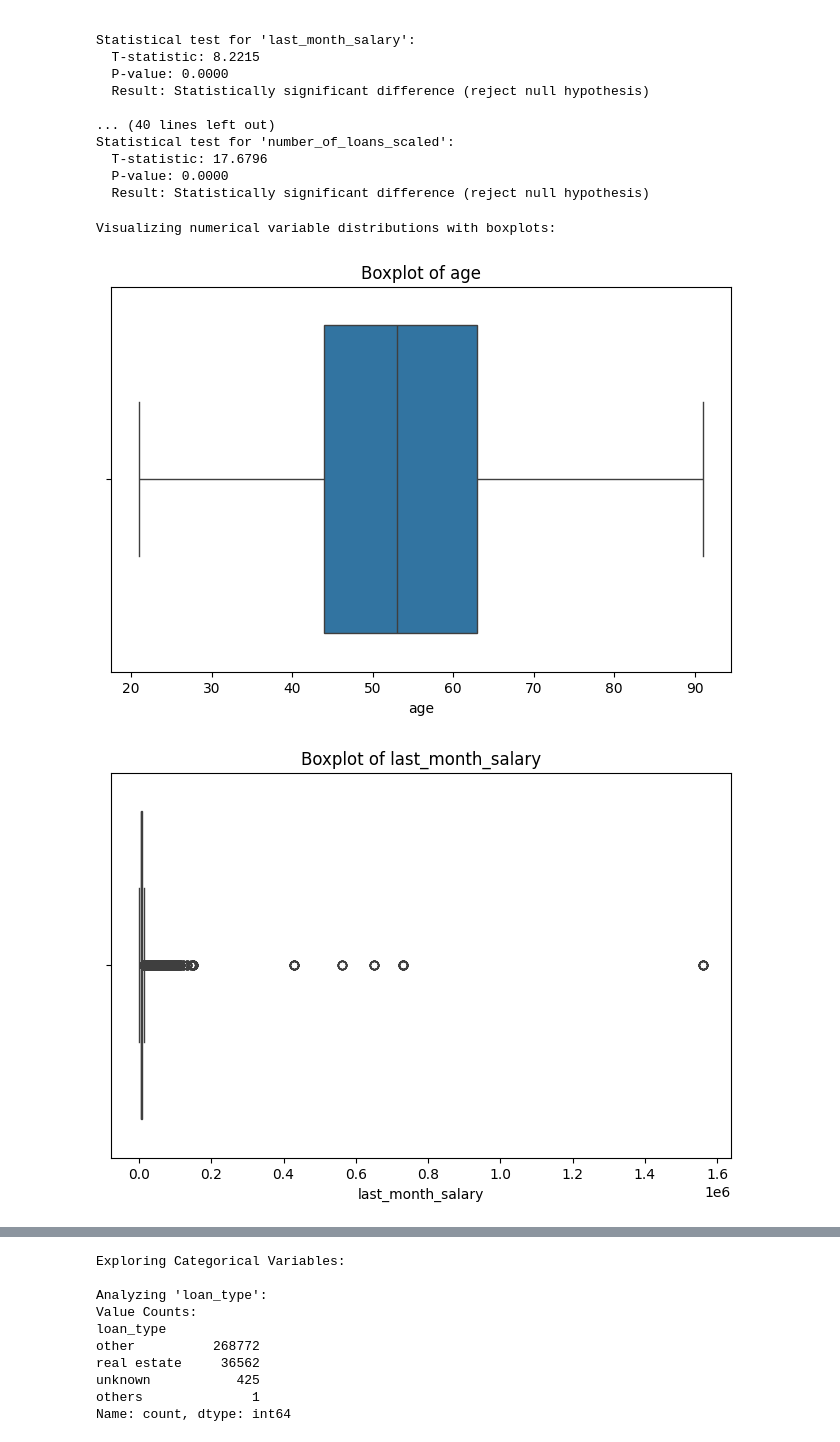
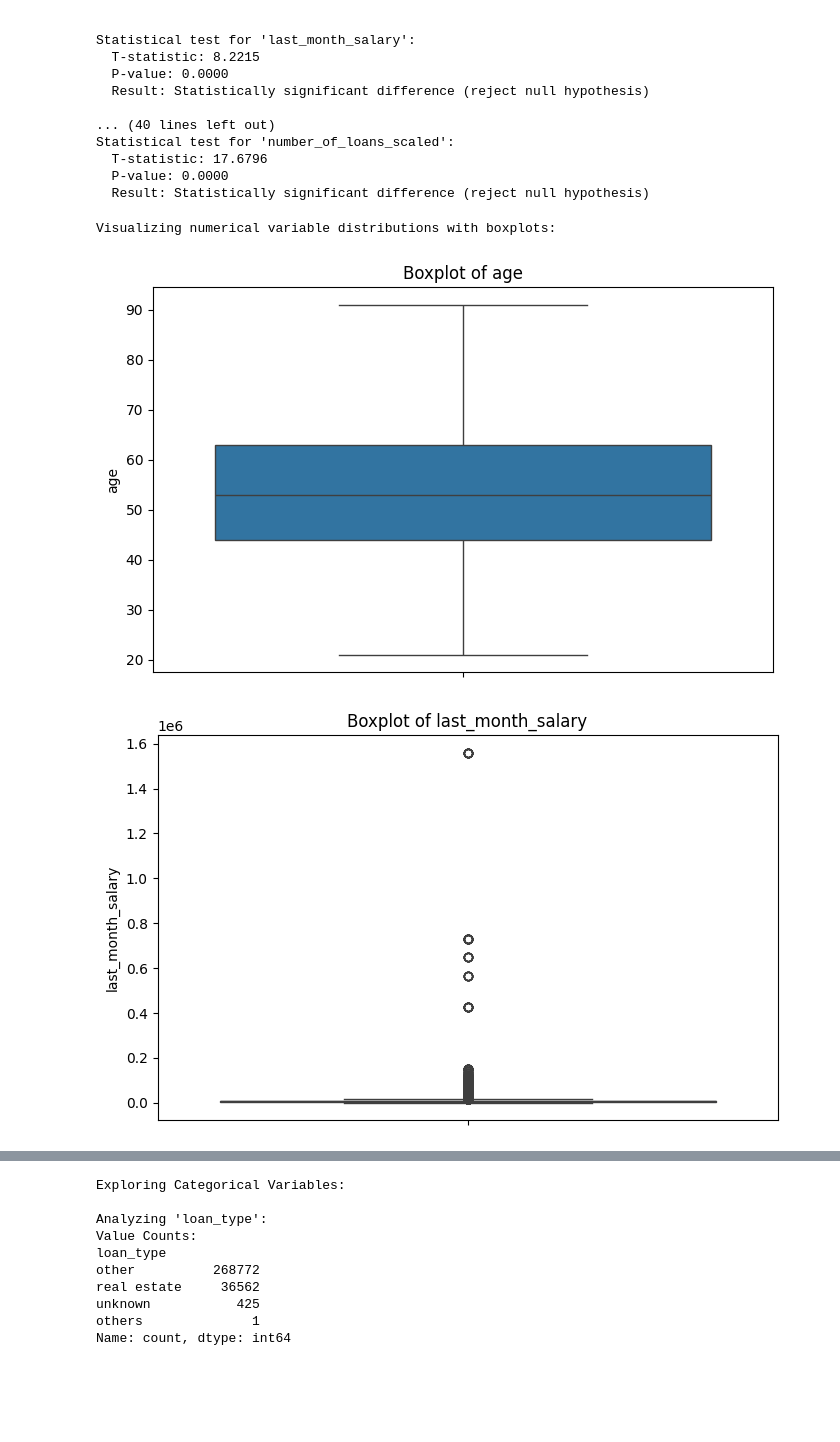
Before and after one commit to andresakmr/risco-relativo, a Jupyter notebook: proj_03_v2.ipynb, the cells around one changed output, grey strips where cells are left out. Cells and saved outputs as stored; diff of their text form; code cells hidden in the pictures; blank space fills up the shorter version.

```diff
--- a/proj_03_v2.ipynb
+++ b/proj_03_v2.ipynb
@@ -349,23 +349,52 @@ Statistical test for 'number_of_loans_scaled':
 # %%
 import matplotlib.pyplot as plt
 import seaborn as sns
 
-# Identify numerical columns (excluding the user_id and loan_id which are identifiers)
+# Identify numerical columns (excluding the user_id, loan_id, and default_flag which is the target)
 numerical_cols = merged_df.select_dtypes(include=['number']).columns.tolist()
 numerical_cols.remove('user_id')
 # Check if 'loan_id' is in the list before removing it
 if 'loan_id' in numerical_cols:
     numerical_cols.remove('loan_id')
+# Exclude the target variable 'default_flag' from feature boxplots
+if 'default_flag' in numerical_cols:
+    numerical_cols.remove('default_flag')
+# Remove the original 'debt_ratio' and 'using_lines_not_secured_personal_assets' columns as they are replaced by engineered features
+if 'debt_ratio' in numerical_cols:
+    numerical_cols.remove('debt_ratio')
+if 'using_lines_not_secured_personal_assets' in numerical_cols:
+    numerical_cols.remove('using_lines_not_secured_personal_assets')
+# Remove scaled and winsorized columns for visualization, keep original where appropriate
+if 'last_month_salary_scaled' in numerical_cols:
+    numerical_cols.remove('last_month_salary_scaled')
+if 'number_of_loans_scaled' in numerical_cols:
+    numerical_cols.remove('number_of_loans_scaled')
+if 'debt_ratio_winsorized' in numerical_cols:
+    numerical_cols.remove('debt_ratio_winsorized')
+if 'using_lines_not_secured_personal_assets_transformed' in numerical_cols:
+    numerical_cols.remove('using_lines_not_secured_personal_assets_transformed')
+# Add back original columns for visualization if they were removed but are not redundant with original data
+if 'number_of_loans' not in numerical_cols:
+  numerical_cols.append('number_of_loans')
+if 'debt_ratio' not in numerical_cols:
+  numerical_cols.append('debt_ratio')
+if 'using_lines_not_secured_personal_assets' not in numerical_cols:
+  numerical_cols.append('using_lines_not_secured_personal_assets')
+
 
 print("Visualizing numerical variable distributions with boxplots:")
 
 for col in numerical_cols:
+    # Note: These variables show a large number of outliers based on previous IQR analysis.
+    # The boxplots accurately reflect this, which can make the central distribution
+    # appear compressed. Visualizing transformed/winsorized versions might show
+    # the main body of the data more clearly.
     plt.figure(figsize=(8, 5))
-    sns.boxplot(x=merged_df[col])
+    sns.boxplot(y=merged_df[col])
     plt.title(f'Boxplot of {col}')
-    plt.xlabel(col)
+    plt.ylabel(col)
     plt.show()
 # %% [output]
 Visualizing numerical variable distributions with boxplots:
-[figure, old version]
+[figure, new version]
-[figure, old version]
+[figure, new version]
```
Also changed, not shown: parts of 1 cell of this notebook.
